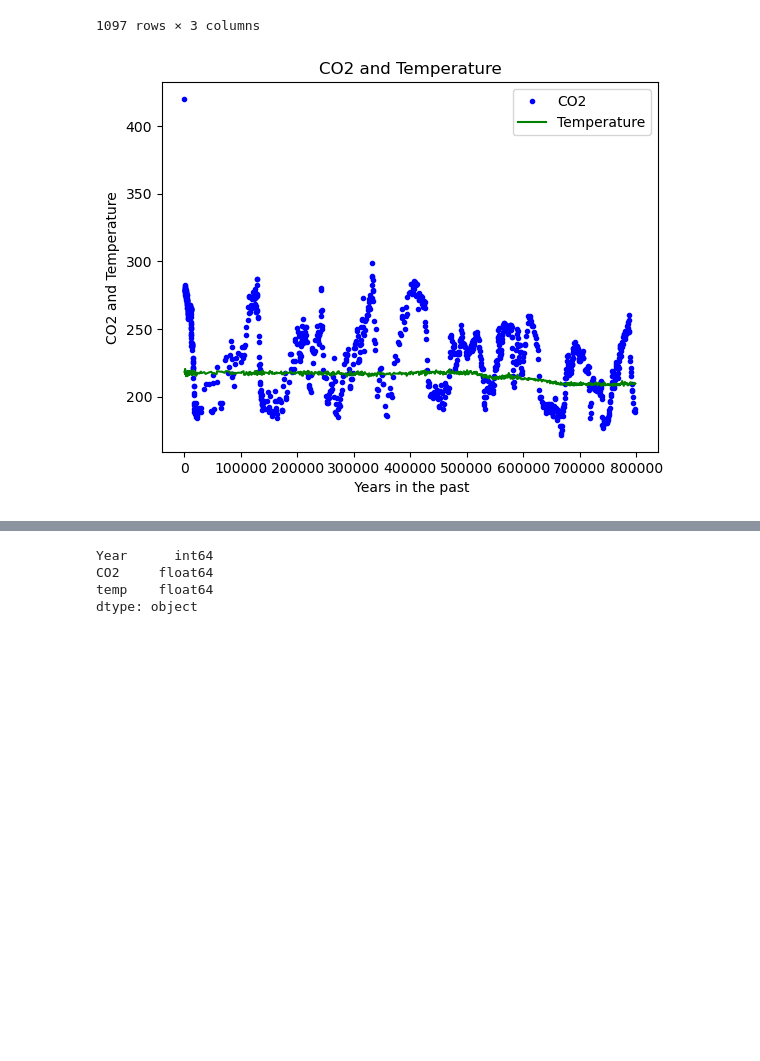
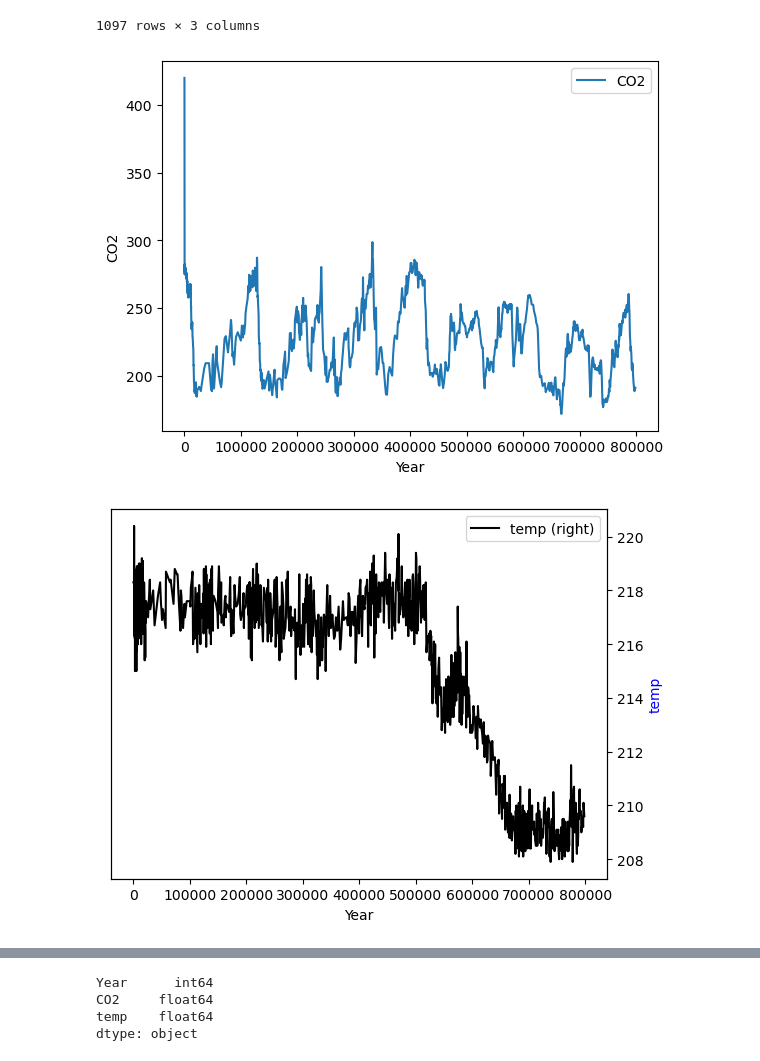
Before and after one commit to mickalleny2k/PfDA_Project2, a Jupyter notebook: project.ipynb, the cells around one changed output, grey strips where cells are left out. Drawn from its saved outputs; the diff is of its cells as text; code cells hidden in the pictures; blank space fills up the shorter version.

```diff
--- a/project.ipynb
+++ b/project.ipynb
@@ -197,5 +260,6 @@ plt.show()
 # %%
-df_comp["temp"] = df1.temp
+temp = df1.temp
+df_comp["temp"] = temp
 df_comp
 # %% [output]
 |  | Year | CO2 | temp |
@@ -211,18 +275,3 @@ df_comp
 | 1095 | 797099 | 188.4 | 210.1 |
 | 1096 | 798512 | 191.0 | 209.6 |
 1097 rows × 3 columns
-# %%
-Year = df_comp.Year
-CO2 = df_comp.CO2
-temp = df_comp.temp
-
-plt.plot(Year, CO2,'b.',label = 'CO2')
-plt.plot(Year, temp, 'g-',label = "Temperature")
-
-plt.title("CO2 and Temperature")
-plt.ylabel("CO2 and Temperature")
-plt.xlabel(" Years in the past")
-plt.legend()
-plt.show()
-# %% [output]
-[figure, removed]
@@ -228,0 +285,10 @@ plt.show()
+# %%
+df_comp.plot(x="Year", y="CO2", ylabel=('CO2'))
+#ax.set_xlim(0, 800000)
+ax = df_comp.plot(x="Year", y="temp",secondary_y=True, color='k')
+ax.set_ylabel('temp', color='b')
+#ax2.set_ylim(200, 230)
+plt.show()
+# %% [output]
+[figure, added]
+[figure, added]
```
Also changed, not shown: parts of 18 cells of this notebook.
